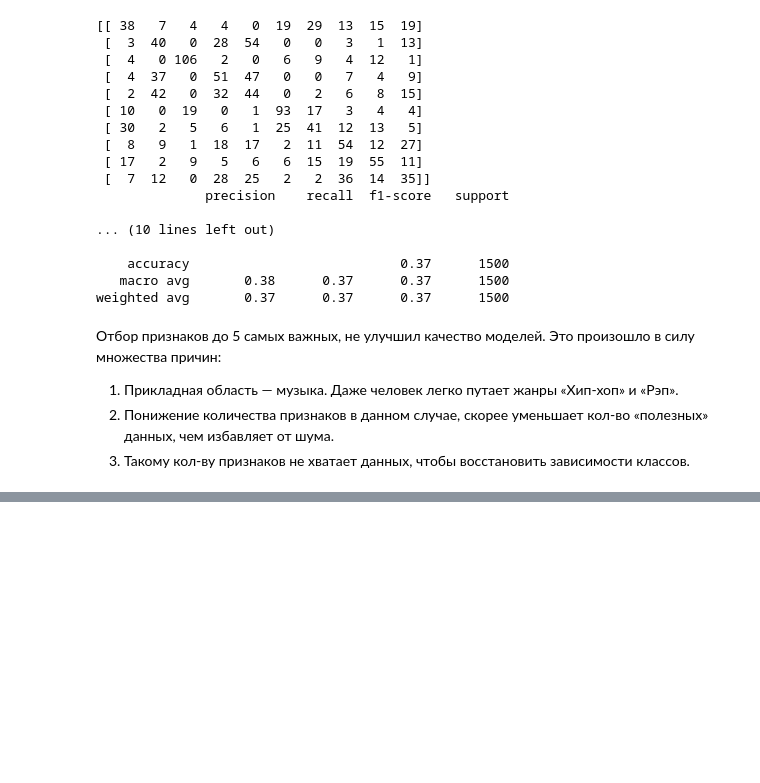
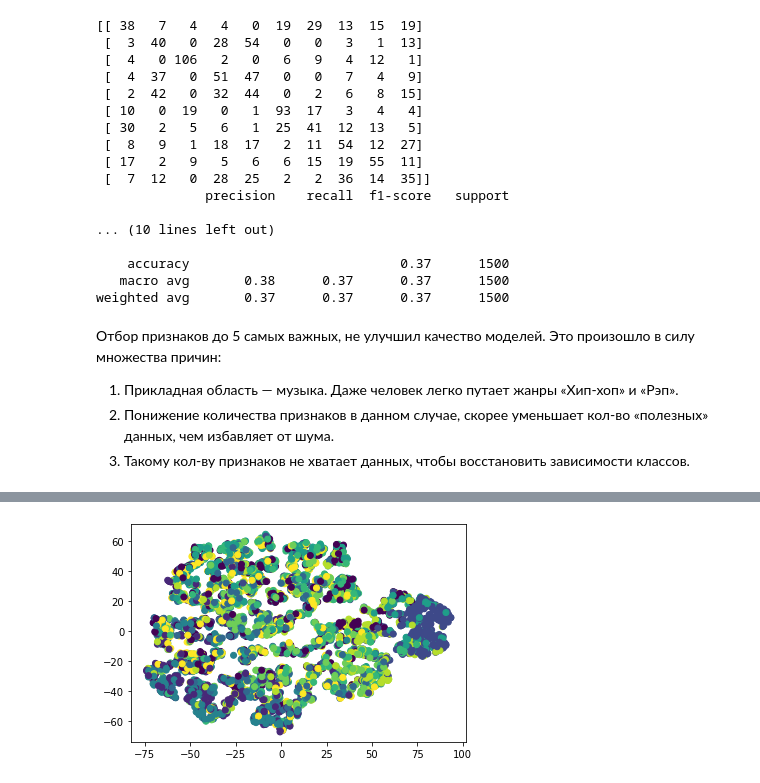
Before and after one commit to RyndyukDanila/ML-FIT-201, a Jupyter notebook: notebooks/5_unsupervised_learning.ipynb, the cells around one changed output, grey strips where cells are left out. Saved outputs shown, nothing was run; the diff lists cells and outputs as text; code cells hidden in the pictures; blank space fills up the shorter version.

```diff
--- a/notebooks/5_unsupervised_learning.ipynb
+++ b/notebooks/5_unsupervised_learning.ipynb
@@ -488,0 +570,26 @@ weighted avg       0.37      0.37      0.37      1500
+# %%
+labels_true = y[:5000]
+Xx = StandardScaler().fit_transform(X[:5000])
+n_components = 3
+pca = PCA(n_components=n_components).fit(Xx)
+pca_2d = pca.transform(Xx)
+if n_components == 2: plt.scatter(pca_2d[:,0], pca_2d[:,1], c=labels_true)
+# %%
+# Импорт библиотек
+from sklearn.manifold import TSNE
+import matplotlib.pyplot as plt
+
+# Определяем модель и скорость обучения
+model = TSNE()
+
+# Обучаем модель
+transformed = model.fit_transform(pca_2d)
+
+# Представляем результат в двумерных координатах
+x_axis = transformed[:, 0]
+y_axis = transformed[:, 1]
+
+plt.scatter(x_axis, y_axis, c=y[:5000])
+plt.show()
+# %% [output]
+[figure, added]
```
Also changed, not shown: parts of 21 cells of this notebook.
